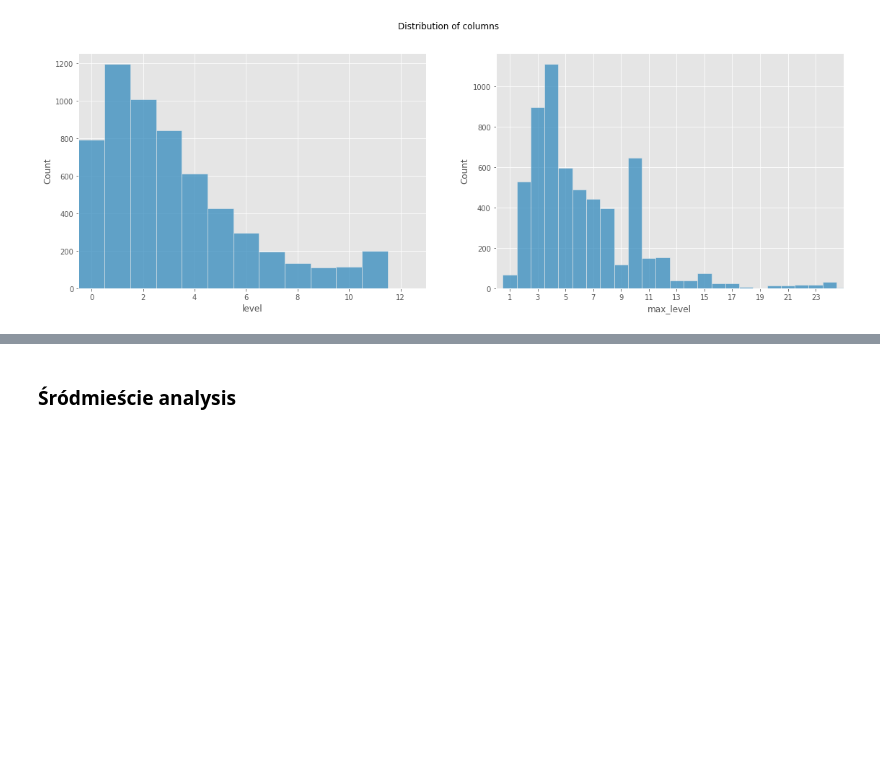
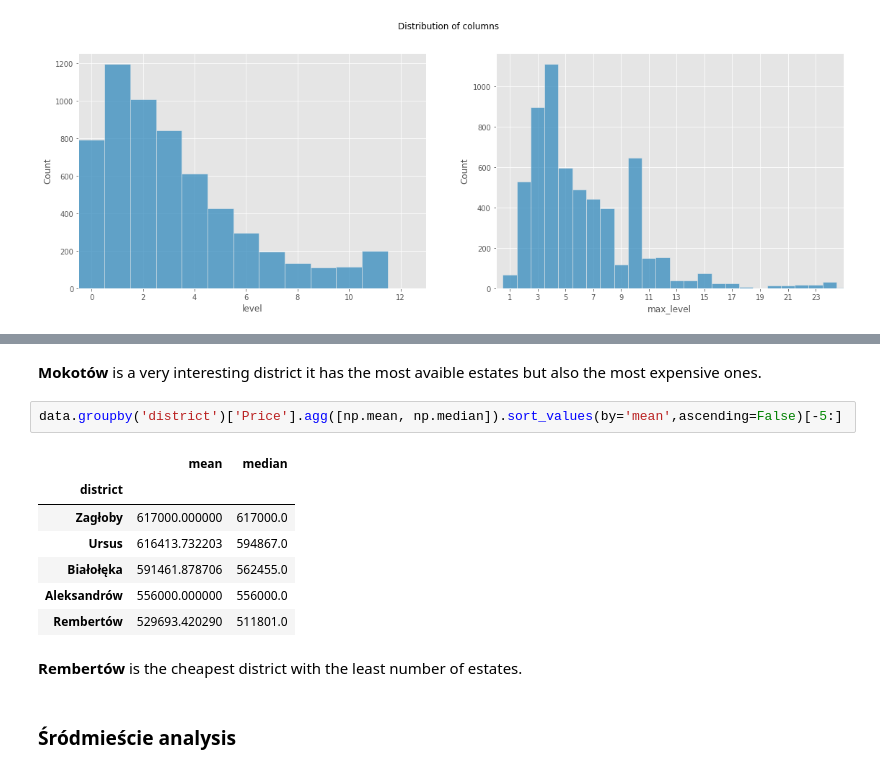
Before and after one commit to CarJung/Uni, a Jupyter notebook: Warsaw_flats/Report.ipynb, the cells around one changed output, grey strips where cells are left out. Saved outputs shown, nothing was run; the diff lists cells and outputs as text; blank space fills up the shorter version.

```diff
--- a/Warsaw_flats/Report.ipynb
+++ b/Warsaw_flats/Report.ipynb
@@ -166,3 +189,17 @@ plt.xticks(np.arange(np.min(data['max_level']), 25, 2.0));
+# %% [markdown]
+**Mokotów** is a very interesting district it has the most avaible estates but also the most expensive ones.
+# %%
+data.groupby('district')['Price'].agg([np.mean, np.median]).sort_values(by='mean',ascending=False)[-5:]
+# %% [output]
+|  | mean | median |
+| district |  |  |
+| Zagłoby | 617000.000000 | 617000.0 |
+| Ursus | 616413.732203 | 594867.0 |
+| Białołęka | 591461.878706 | 562455.0 |
+| Aleksandrów | 556000.000000 | 556000.0 |
+| Rembertów | 529693.420290 | 511801.0 |
+# %% [markdown]
+ **Rembertów** is the cheapest district with the least number of estates.
 # %% [markdown]
 ### Śródmieście analysis
 # %% [markdown]
```
Also changed, not shown: parts of 8 cells of this notebook.
